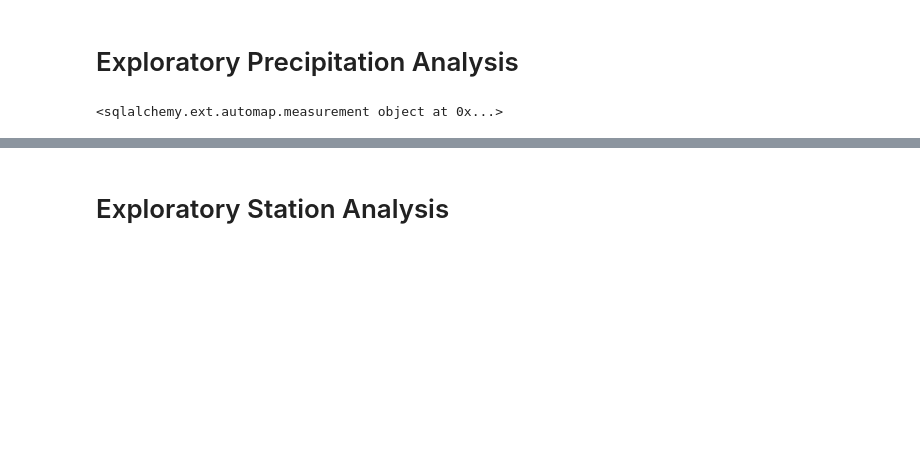
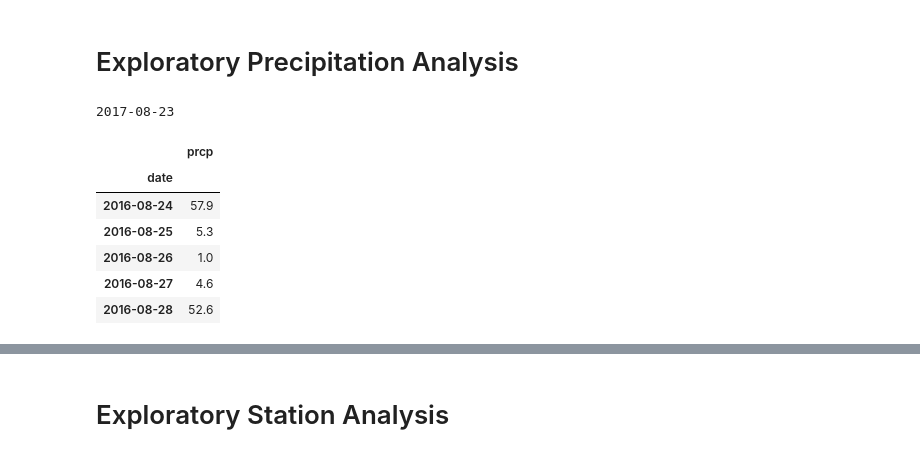
Before and after one commit to 32012178/sqlalchemy-challenge, a Jupyter notebook: climate_starter.ipynb, the cells around one changed output, grey strips where cells are left out. Cells and saved outputs as stored; diff of their text form; code cells hidden in the pictures; blank space fills up the shorter version.

```diff
--- a/climate_starter.ipynb
+++ b/climate_starter.ipynb
@@ -62,24 +63,36 @@ station_df
 # Exploratory Precipitation Analysis
 # %%
 # Find the most recent date in the data set.
-lowest_date = session.query(Measurement_t).order_by(Measurement_t.date).first()
-print(lowest_date)
+most_recent_date = session.query(func.max(Measurement_t.date)).scalar()
+print(most_recent_date)
 # %% [output]
-<sqlalchemy.ext.automap.measurement object at 0x...>
+2017-08-23
 # %%
-# Design a query to retrieve the last 12 months of precipitation data and plot the results.
 # Starting from the most recent data point in the database.
-
+#start_date = session.query(Measurement_t.date, Measurement_t.prcp).order_by(Measurement_t.date.desc()).first()[0]
+start_date = dt.datetime(2017, 8, 23)
 # Calculate the date one year from the last date in data set.
 
-
+end_date = dt.datetime(2016, 8, 23)
 # Perform a query to retrieve the data and precipitation scores
-
+year_precipitation = session.query(Measurement_t.date, Measurement_t.prcp).\
+    filter(Measurement_t.date > end_date)
 
 # Save the query results as a Pandas DataFrame and set the index to the date column
 
+year_precipitation = pd.read_sql((year_precipitation).statement, engine)
+year_precipitation = year_precipitation.set_index('date')
 
 # Sort the dataframe by date
+year_precipitation = year_precipitation.sort_values(by='date')
+year_precipitation = year_precipitation.groupby('date').max()
 
-
-# Use Pandas Plotting with Matplotlib to plot the data
+year_precipitation.head()
+# %% [output]
+|  | prcp |
+| date |  |
+| 2016-08-24 | 57.9 |
+| 2016-08-25 | 5.3 |
+| 2016-08-26 | 1.0 |
+| 2016-08-27 | 4.6 |
+| 2016-08-28 | 52.6 |
```
Also changed, not shown: parts of 9 cells of this notebook.
